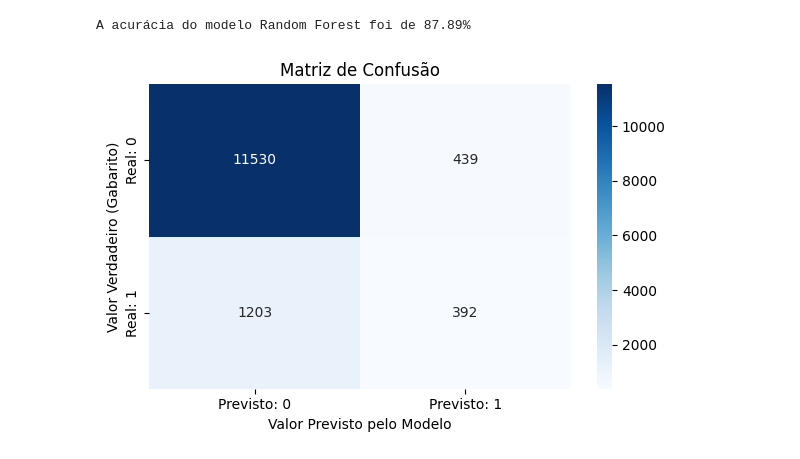
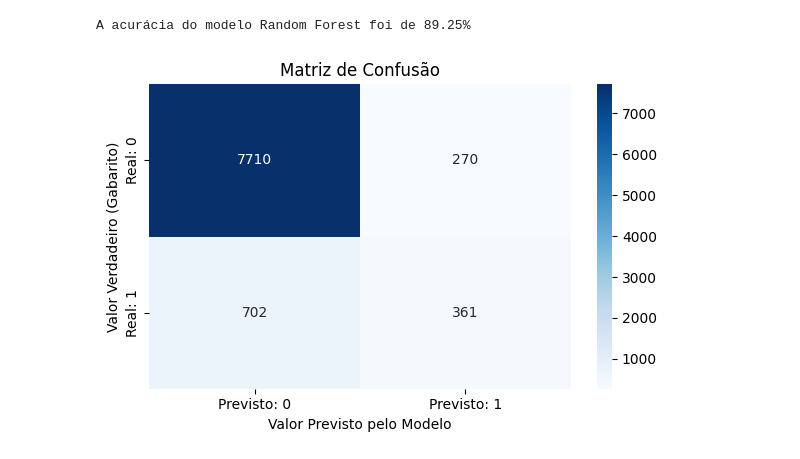
Before and after one commit to andrefsr/Estudos-em-Inteligencia-Artificial, a Jupyter notebook: Lista 1 - Aprendizado Estatístico/Random_Forest.ipynb, the cells around one changed output. Cells and saved outputs as stored; diff of their text form; code cells hidden in the pictures.

```diff
--- a/Lista 1 - Aprendizado Estatístico/Random_Forest.ipynb
+++ b/Lista 1 - Aprendizado Estatístico/Random_Forest.ipynb
@@ -1,6 +1,6 @@
 # %%
 from sklearn.ensemble import RandomForestClassifier
-from sklearn.metrics import accuracy_score, confusion_matrix, zero_one_loss
+from sklearn.metrics import accuracy_score, confusion_matrix
 from sklearn.model_selection import train_test_split
 from sklearn.preprocessing import StandardScaler
 from imblearn.under_sampling import RandomUnderSampler
@@ -11,4 +11,6 @@ import matplotlib.pyplot as plt
 import seaborn as sns
 
 df = pd.read_csv('Dataset/bank-full.csv',sep=';')
-df_numerica = df[['age','balance','duration','y']]
+#df_numerica = df[['age','balance','duration','y']]
+df_numerica = df[['age','job','balance','duration','campaign','pdays','previous','default','housing','loan','y']]
+#df_binaria = df[['default','housing','loan','y']]
@@ -15,8 +39,18 @@ df_numerica = df[['age','balance','duration','y']]
 # %%
 mapeamento = {'yes':1,'no':0}
 df_numerica = df_numerica.replace(mapeamento)
+df = df.replace(mapeamento)
+
+map_job = {"admin.":0,"unknown":1,"unemployed":2,"management":3,"housemaid":4,"entrepreneur":5,"student":6,
+"blue-collar":7,"self-employed":8,"retired":9,"technician":10,"services":11}
+df_numerica = df_numerica.replace(map_job)
+
+display(df_numerica.head(10))
 
 Y = df_numerica['y']
 X = df_numerica.drop(columns=['y'])
 
-X_train, X_test, y_train, y_test = train_test_split(X, Y, test_size=0.3, random_state=0)
+#Y = df['y']
+#X = df.drop(columns=['y'])
+
+X_train, X_test, y_train, y_test = train_test_split(X, Y, test_size=0.2, random_state=0)
@@ -23,26 +69,26 @@ X_train, X_test, y_train, y_test = train_test_split(X, Y, test_size=0.3, random_
 # %%
-modelo = RandomForestClassifier(n_estimators=100, max_depth=None, random_state=42)
+modelo = RandomForestClassifier(n_estimators=50, max_depth=None, random_state=42)
 
 modelo.fit(X_train,y_train)
 
 Y_predict = modelo.predict(X_test)
 
 accuracy = accuracy_score(y_test,Y_predict)
 print(f'A acurácia do modelo Random Forest foi de {accuracy*100:.2f}%')
 
 matriz_c = confusion_matrix(y_test,Y_predict)
 #print(matriz_c)
 
 plt.figure(figsize=(6, 4))
 sns.heatmap(matriz_c, annot=True, fmt='d', cmap='Blues',
             xticklabels=['Previsto: 0', 'Previsto: 1'],
             yticklabels=['Real: 0', 'Real: 1'])
 
 plt.title('Matriz de Confusão')
 plt.ylabel('Valor Verdadeiro (Gabarito)')
 plt.xlabel('Valor Previsto pelo Modelo')
 plt.tight_layout()
 plt.show()
 # %% [output]
-A acurácia do modelo Random Forest foi de 87.89%
+A acurácia do modelo Random Forest foi de 89.25%
-[figure, old version]
+[figure, new version]
```
Also changed, not shown: parts of 2 cells of this notebook.
